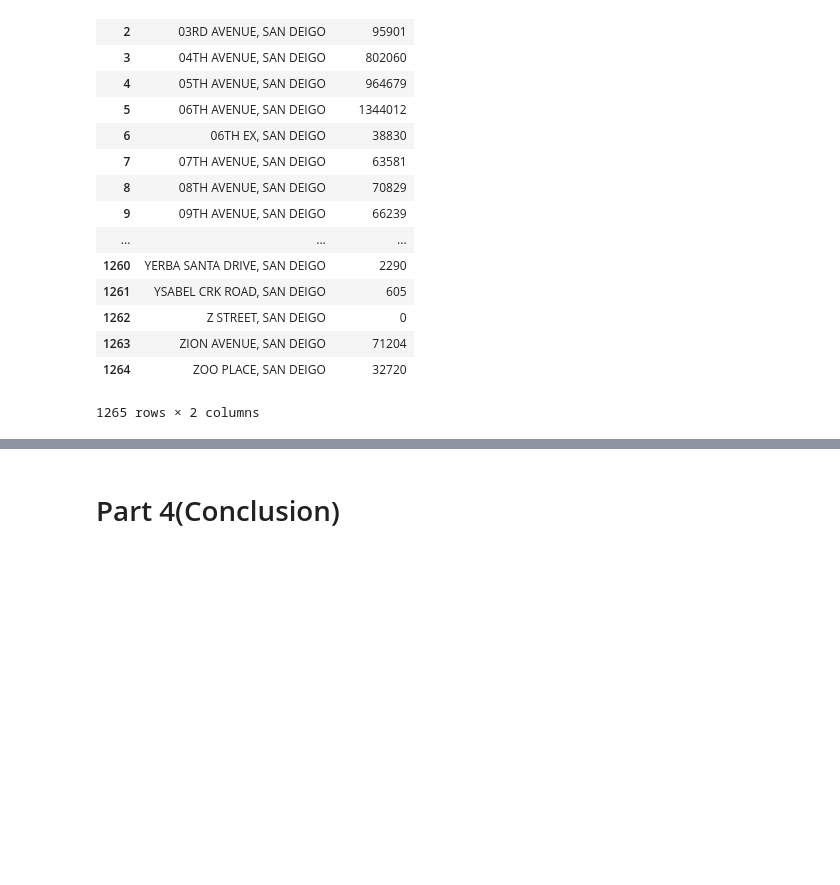
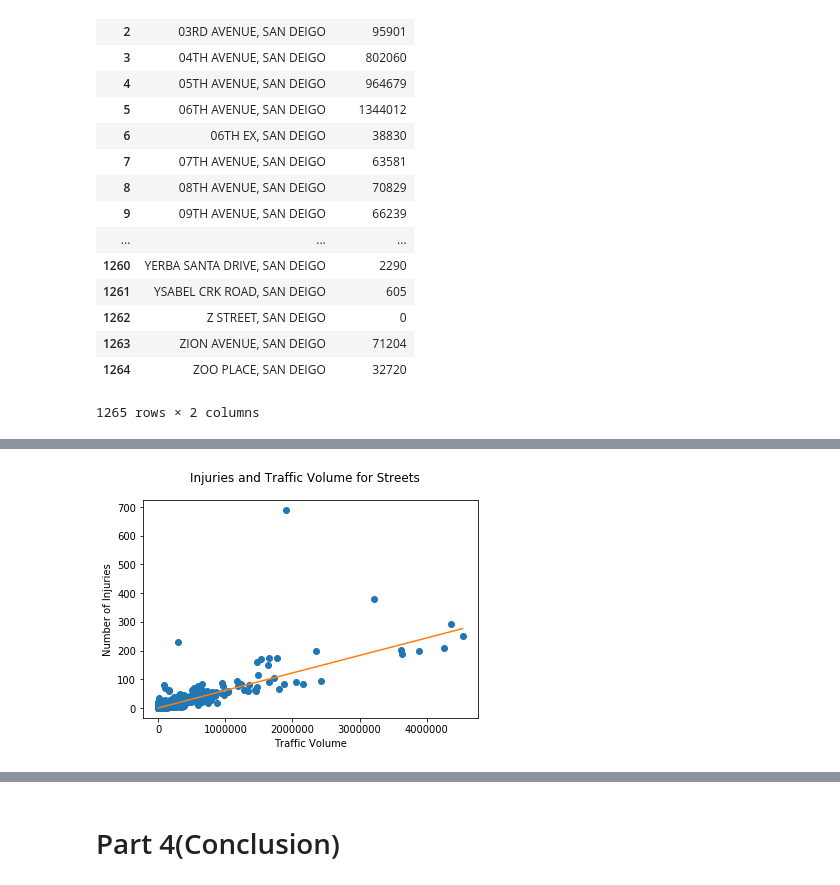
Before and after one commit to morahman97/SD-Car-Accident-Analysis, a Jupyter notebook: FinalProject.ipynb, the cells around one changed output, grey strips where cells are left out. Cells and saved outputs as stored; diff of their text form; code cells hidden in the pictures; blank space fills up the shorter version.

```diff
--- a/FinalProject.ipynb
+++ b/FinalProject.ipynb
@@ -954,0 +1028,11 @@ plt.show()
+# %%
+plt.scatter(street_volume['total_traffic'], street_volume['num_injuries'])
+plt.suptitle('Injuries and Traffic Volume for Streets')
+plt.xlabel('Traffic Volume')
+plt.ylabel('Number of Injuries')
+xs = np.arange(street_volume['total_traffic'].min(), street_volume['total_traffic'].max())
+ys = 6.095 * 10 ** (-5) * xs
+plt.plot(xs, ys, color="C1")
+plt.show()
+# %% [output]
+[figure, added]
```
Also changed, not shown: parts of 40 cells of this notebook.
